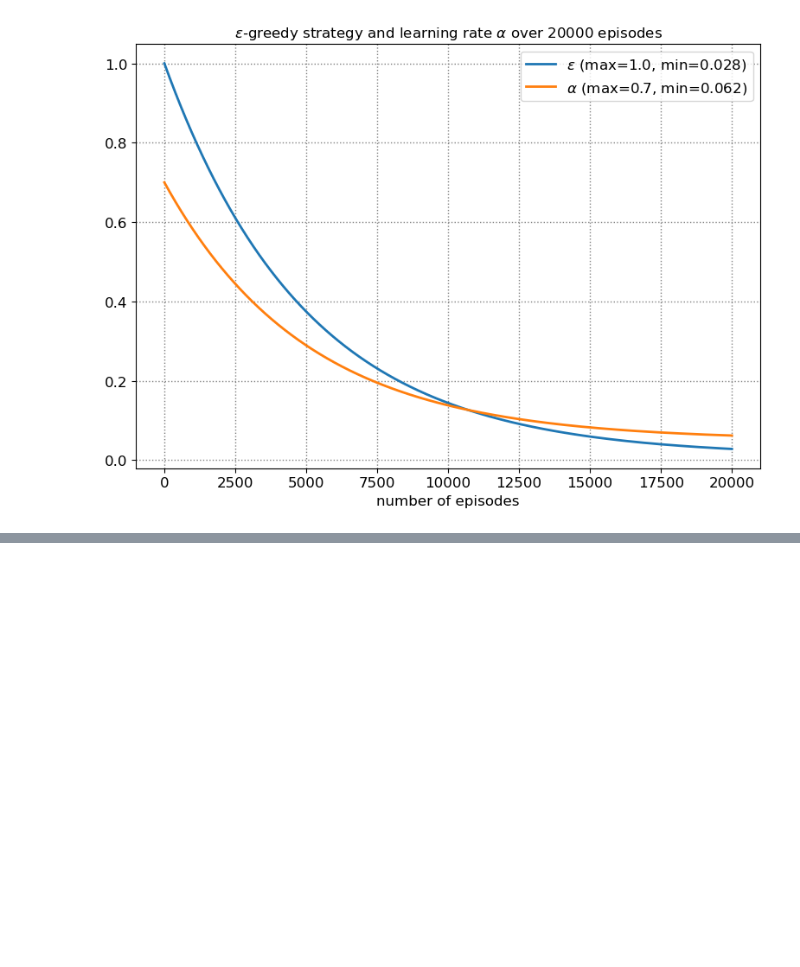
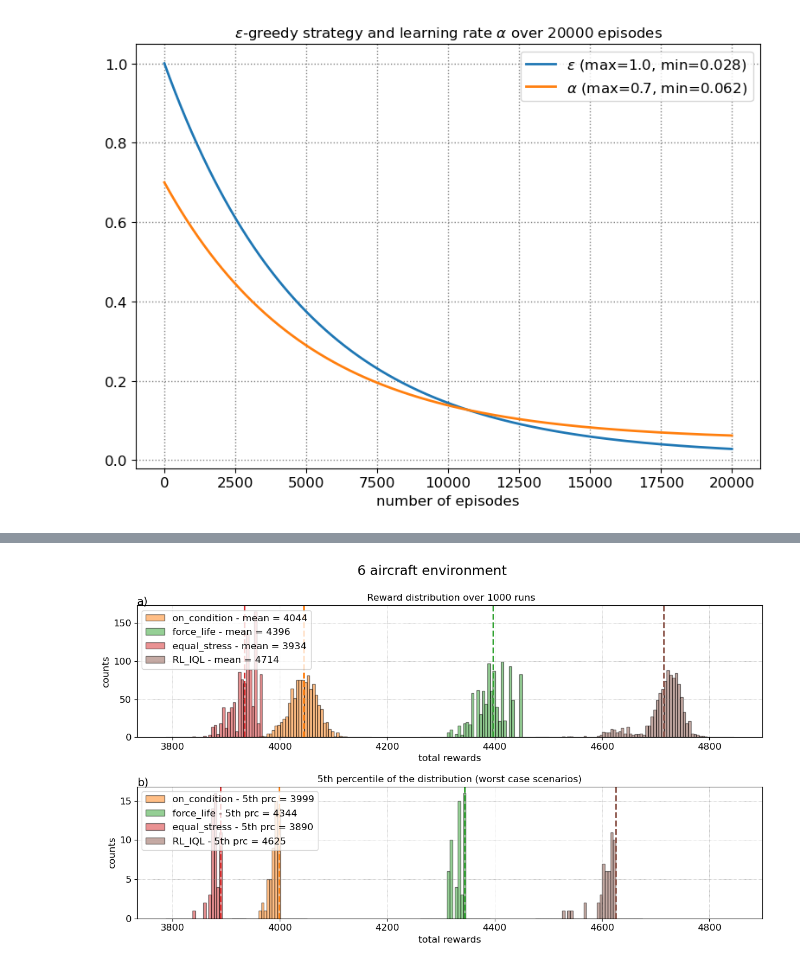
Before and after one commit to UNSW-MCM/RLfleet, a Jupyter notebook: 5_fleet_optimisation_IQL.ipynb, the cells around one changed output, grey strips where cells are left out. Drawn from its saved outputs; the diff is of its cells as text; code cells hidden in the pictures; blank space fills up the shorter version.

```diff
--- a/5_fleet_optimisation_IQL.ipynb
+++ b/5_fleet_optimisation_IQL.ipynb
@@ -934,16 +936,17 @@ for n_aircrafts in [6]:
 # %%
-# plot comparisons
-for n_aircrafts in [6]:
-    run_name = 'example_IQL_%dtails'%n_aircrafts
-    fp_outputs = os.path.join(os.getcwd(),run_name)
-    fp_baselines = os.path.join(fp_outputs,'reward_baselines.pkl')
-    with open(fp_baselines,'rb') as f:
-        rewards_baselines = pickle.load(f)
-    fp_RL = os.path.join(fp_outputs,'reward_RL_Qtable.pkl')
-    with open(fp_RL,'rb') as f:
-        rewards_qtable = pickle.load(f)
-    rewards_baselines['RL_IQL'] = rewards_qtable
-    # plot reward distributions
-    fig = opfleet.plot_reward_distributions(rewards_baselines, binwidth=5)
-    fig.suptitle('%d aircraft environment'%n_aircrafts)
-    fig.savefig(os.path.join(fp_outputs,'policy_evaluation.jpg'))
+run_name = 'example_IQL_6tails'
+fp_outputs = os.path.join(os.getcwd(),run_name)
+fp_baselines = os.path.join(fp_outputs,'reward_baselines.pkl')
+with open(fp_baselines,'rb') as f:
+    rewards_baselines = pickle.load(f)
+fp_RL = os.path.join(fp_outputs,'reward_IQL.pkl')
+with open(fp_RL,'rb') as f:
+    rewards_qtable = pickle.load(f)
+rewards_baselines['RL_IQL'] = rewards_qtable
+# plot reward distributions
+colors = ['C%d'%_ for _ in [1,2,3,5]]
+fig = opfleet.plot_reward_distributions(rewards_baselines, binwidth=5,colors=colors)
+fig.suptitle('%d aircraft environment'%n_aircrafts)
+fig.savefig(os.path.join(fp_outputs,'policy_evaluation.jpg'))
+# %% [output]
+[figure, added]
```
Also changed, not shown: parts of 15 cells of this notebook, 2 other files.
